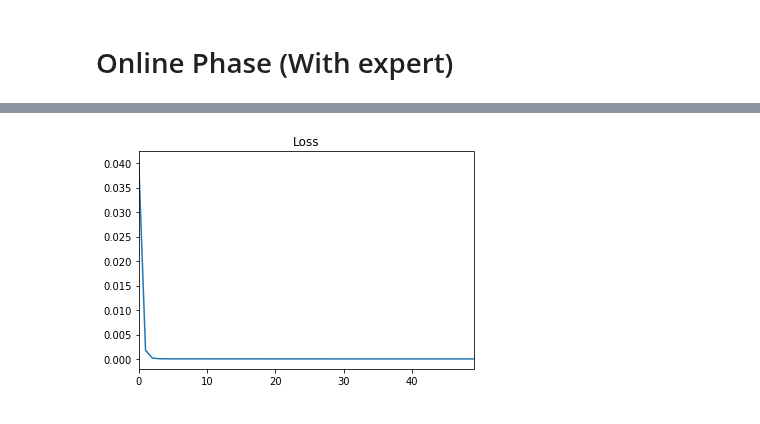
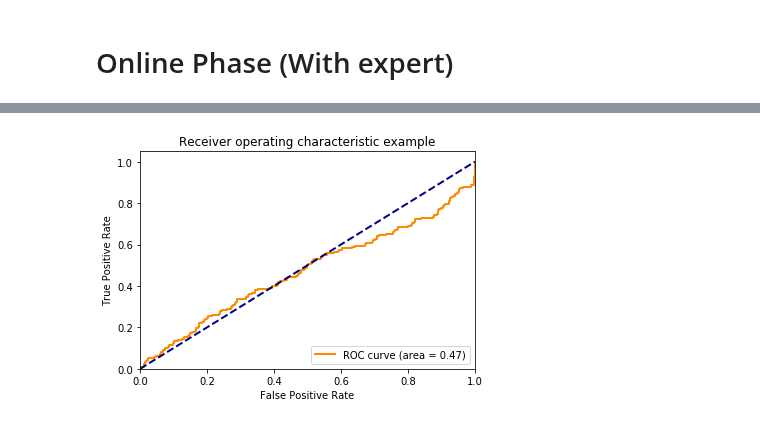
Before and after one commit to binli826/LSTM-Autoencoders, a Jupyter notebook: src/Experiments/Online_http.ipynb, the cells around one changed output, grey strips where cells are left out. Saved outputs shown, nothing was run; the diff lists cells and outputs as text; code cells hidden in the pictures.

```diff
--- a/src/Experiments/Online_http.ipynb
+++ b/src/Experiments/Online_http.ipynb
@@ -18,11 +19,13 @@ hidden_num = 5
 step_num = 30
 elem_num = 34
 init_wins = 1000
+
 names = [str(x) for x in range(elem_num)] +["label"]
-smtp = pd.read_csv("C:/Users/Bin/Desktop/Thesis/dataset/smtp.csv",names=names,skiprows=step_num*init_wins)
+smtp = pd.read_csv("C:/Users/Bin/Desktop/Thesis/dataset/http.csv",names=names,skiprows=step_num*init_wins)
+wins = smtp.shape[0]//step_num
 test_set = smtp.iloc[:wins*batch_num*step_num,:-1]
 labels =smtp.iloc[:wins*batch_num*step_num,-1]
-wins = smtp.shape[0]//step_num
+
 ts = test_set.as_matrix().reshape(wins,batch_num,step_num,elem_num)
 test_set_list = [ts[a] for a in range(wins)]
 # %%
@@ -109,0 +111,8 @@ def update_parameter(errBuffer,mu,sigma,eta,threshold,score,label):
+# %%
+def get_musigma(err_nbuf,mu,sigma):
+
+        err_vec_array = np.array(err_nbuf)
+        # for multivariate  data
+        mu = np.mean(err_vec_array,axis=0)
+        sigma = np.cov(err_vec_array.T)
+        return mu, sigma
@@ -129,6 +299,10 @@ a_buf = []
 y = []
 output=[]
 box = []
+err_nbuf = []
+err_abuf = []
+all_scores = []
+
 for l in labels:
     if l == "normal":
         y +=[0]
@@ -137,64 +311,51 @@ for l in labels:
 for data in test_set_list:
 
         prediction = []
+        df = local_preprocessing(data)
+        (input_n, output_n) = sess.run([input_, output_], {p_input: df, p_is_training: False})
 
-        (input_n, output_n) = sess.run([input_, output_], {p_input: data, p_is_training: False})
+        err = abs(input_n-output_n).reshape(-1,elem_num)
 
-        err = abs(input_n-output_n).reshape(-1,1)
+        box.append(err.reshape(-1,))
 
         scores = scoring(err,mu,sigma)
         scores = pd.Series(scores)
-        output += [1/x for x in err.ravel()]
 
+        all_scores.append(scores)
+#        output +=  [np.array(heapq.nlargest(10,scores)).mean()]
+        output += [scores.max()]
         pred = [scores[b*step_num:(b+1)*step_num] for b in range(batch_num)]
         label = [expert[count*batch_num+b]for b in range(batch_num)]
-
+        e = [err.reshape(-1,elem_num)]
         for index,value in enumerate(pred):
-            box.append(value)
             if value[value>threshold].size>=5:
                 if label[index] == "anomaly":
-                    #print("TN")
-                    a_buf.append(value)
+                    #print("TP")
+                    a_buf.append(df[index])
+                    err_abuf.append(e[index])
+                    #err_abuf = err_abuf + e[index] if len(err_abuf) != 0 else e[index]
                 else:
-                    #print("FN")
-                    n_buf.append(value)
+                    #print("FP")
+                    err_nbuf.append(e[index])
+                    #err_nbuf = err_nbuf + e[index] if len(err_nbuf) != 0 else e[index]
+                    n_buf.append(df[index])
             else:
                 if label[index] == "anomaly":
-                    #print("FP")
-                    a_buf.append(value)
+                    #print("FN")
+                    a_buf.append(df[index])
+                    err_abuf.append(e[index])
+                    #err_abuf = err_abuf + e[index] if len(err_abuf) != 0 else e[index]
                 else:
-                    #print("TP")
+                    err_nbuf.append(e[index])
+                    #err_nbuf = err_nbuf + e[index] if len(err_nbuf) != 0 else e[index]
+                    #print("TN")
         count +=1
-        n_buf = box
 
 
-        if count ==20:
-            print("retrain...")
-            loss_list_all=[]
-            for i in range(50):
-                buff = n_buf[::-1]
-                loss_list=[]
-                for _ in range(len(n_buf)):
-
-                    data =[]
-                    for _ in range(batch_num):
-                        data.append(buff.pop())
-                    data = np.array(data).reshape(batch_num,step_num,elem_num)
-
-                    (loss, _) = sess.run([loss_, train_], {p_input: data,p_is_training : True})
-                    loss_list.append(loss)
-                #print('Retrain-iter %d:' % (i + 1), np.array(loss_list).mean())
-                loss_list_all.append( np.array(loss_list).mean())
-            pd.Series(loss_list_all).plot(title="Loss")
-            n_buf = []
-
-fpr, tpr, thresholds = metrics.roc_curve(y, output, pos_label=0)
+fpr, tpr, thresholds = metrics.roc_curve(expert, output, pos_label="anomaly")
 auc = metrics.auc(fpr, tpr)
 #print(fpr,tpr,thresholds,auc)
 plot_roc(fpr,tpr,auc)
-fig, ax = plt.subplots()
-fig.set_size_inches(18.5, 5.5)
-ax.boxplot(box)
 
 plt.show()
 # %% [output]
@@ -218 +362 @@ FP
-[figure, old version]
+[figure, new version]
```
Also changed, not shown: parts of 11 cells of this notebook, 6 other files.
